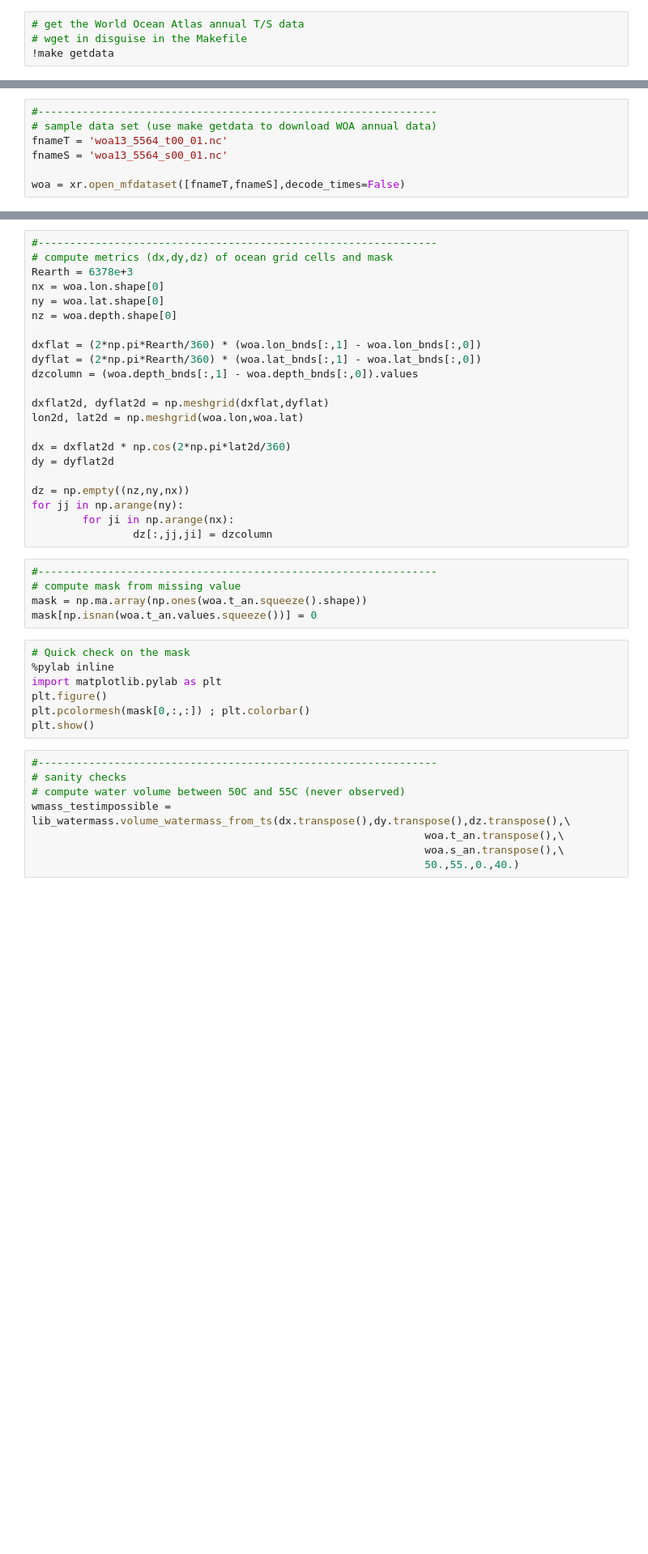
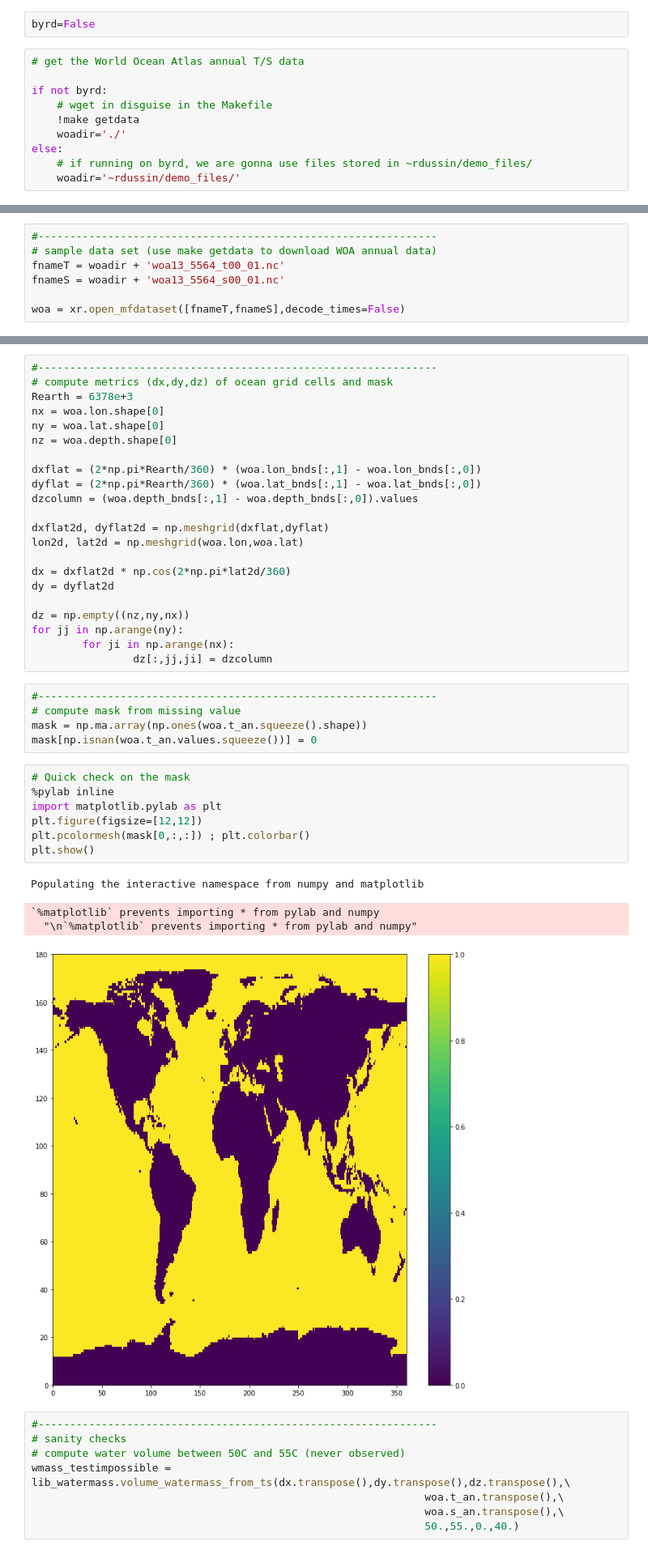
Before and after one commit to raphaeldussin/geekezmalin, a Jupyter notebook: using_f2py/Example_Water_masses.ipynb, the cells around one changed output, grey strips where cells are left out. Shown at 81% size. Cells and saved outputs as stored; diff of their text form; blank space fills up the shorter version.

```diff
--- a/using_f2py/Example_Water_masses.ipynb
+++ b/using_f2py/Example_Water_masses.ipynb
@@ -1,6 +5,14 @@
+# %%
+byrd=False
 # %%
 # get the World Ocean Atlas annual T/S data
-# wget in disguise in the Makefile
-!make getdata
+
+if not byrd:
+    # wget in disguise in the Makefile
+    !make getdata
+    woadir='./'
+else:
+    # if running on byrd, we are gonna use files stored in ~rdussin/demo_files/
+    woadir='~rdussin/demo_files/'
 # %%
 # we need to compile the fortran code into something python can use
@@ -12,8 +24,8 @@ import numpy as np
 # %%
 #---------------------------------------------------------------
 # sample data set (use make getdata to download WOA annual data)
-fnameT = 'woa13_5564_t00_01.nc'
-fnameS = 'woa13_5564_s00_01.nc'
+fnameT = woadir + 'woa13_5564_t00_01.nc'
+fnameS = woadir + 'woa13_5564_s00_01.nc'
 
 woa = xr.open_mfdataset([fnameT,fnameS],decode_times=False)
 # %%
@@ -48,10 +74,15 @@ mask[np.isnan(woa.t_an.values.squeeze())] = 0
 # %%
 # Quick check on the mask
 %pylab inline
 import matplotlib.pylab as plt
-plt.figure()
+plt.figure(figsize=[12,12])
 plt.pcolormesh(mask[0,:,:]) ; plt.colorbar()
 plt.show()
+# %% [output]
+Populating the interactive namespace from numpy and matplotlib
+`%matplotlib` prevents importing * from pylab and numpy
+  "\n`%matplotlib` prevents importing * from pylab and numpy"
+[figure, added]
 # %%
 #---------------------------------------------------------------
 # sanity checks
```
Also changed, not shown: parts of 6 cells of this notebook, 2 other files.
